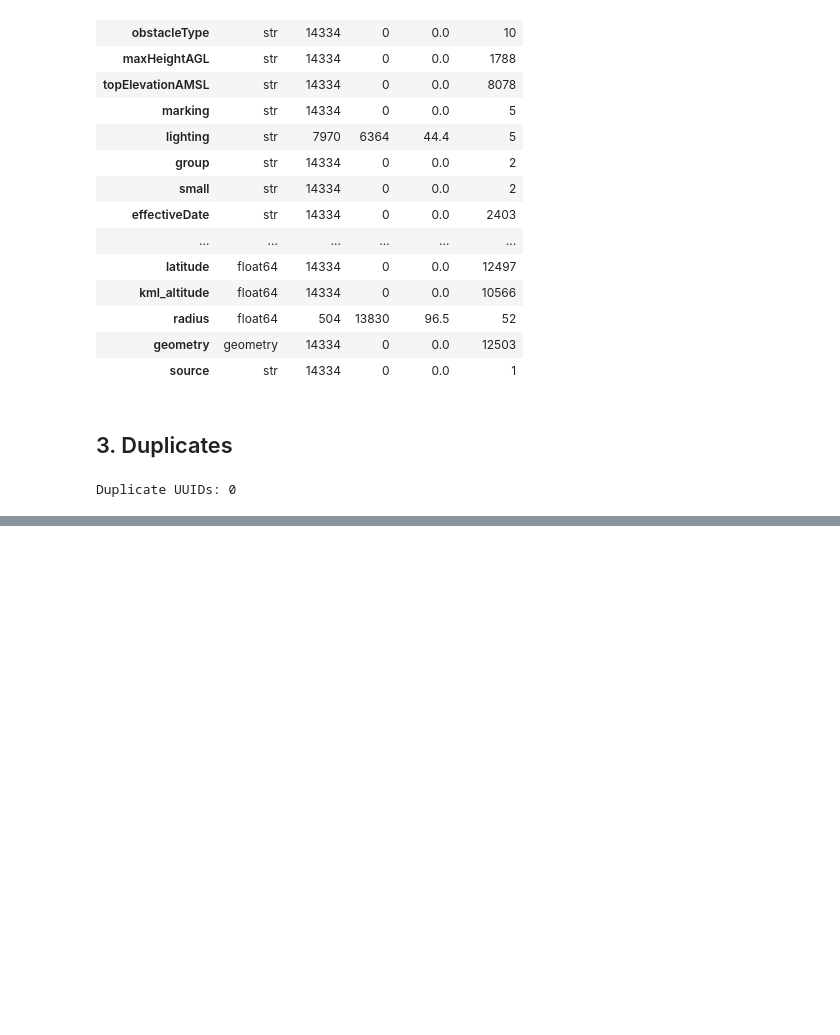
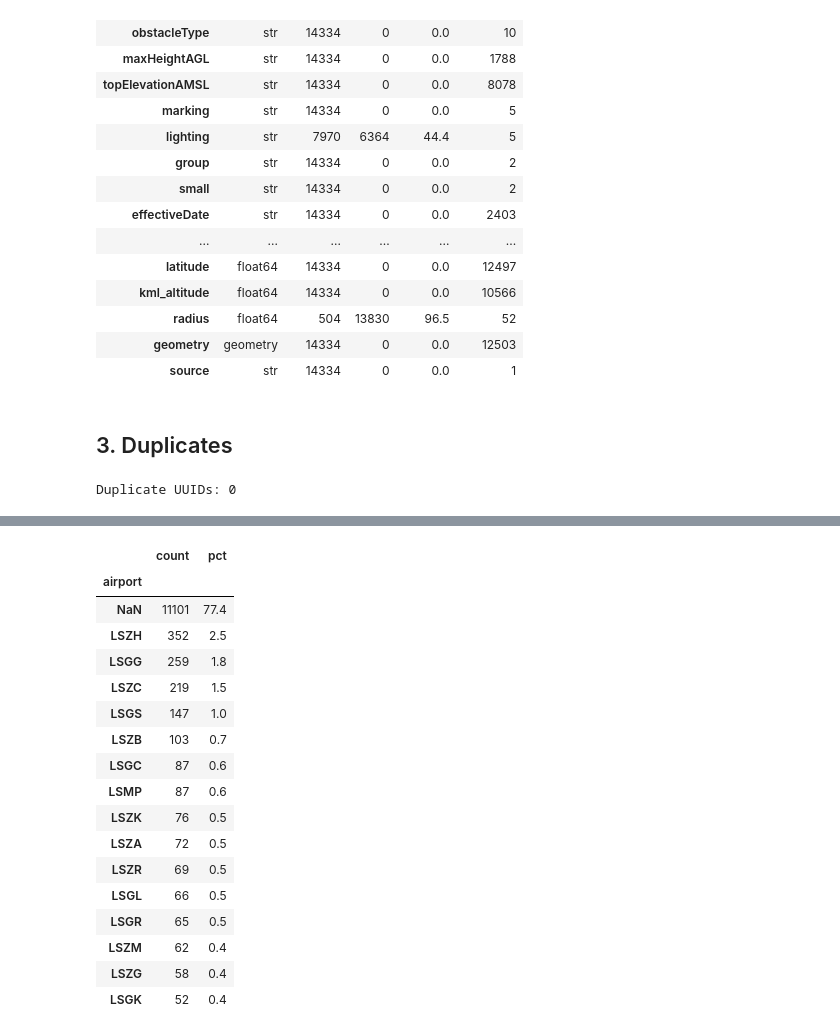
Before and after one commit to maybebool/swiss-airspace-obstacle-profiling, a Jupyter notebook: notebooks/Data_Ingestion_and_Quality_Assessment.ipynb, the cells around one changed output, grey strips where cells are left out. Cells and saved outputs as stored; diff of their text form; code cells hidden in the pictures; blank space fills up the shorter version.

```diff
--- a/notebooks/Data_Ingestion_and_Quality_Assessment.ipynb
+++ b/notebooks/Data_Ingestion_and_Quality_Assessment.ipynb
@@ -74,0 +156,25 @@ Duplicate UUIDs: 0
+# %%
+airport_counts = gdf['airport'].value_counts(dropna=False).head(16)
+airport_counts.name = 'count'
+airport_df = airport_counts.to_frame()
+airport_df['pct'] = (airport_df['count'] / len(gdf) * 100).round(1)
+airport_df
+# %% [output]
+|  | count | pct |
+| airport |  |  |
+| NaN | 11101 | 77.4 |
+| LSZH | 352 | 2.5 |
+| LSGG | 259 | 1.8 |
+| LSZC | 219 | 1.5 |
+| LSGS | 147 | 1.0 |
+| LSZB | 103 | 0.7 |
+| LSGC | 87 | 0.6 |
+| LSMP | 87 | 0.6 |
+| LSZK | 76 | 0.5 |
+| LSZA | 72 | 0.5 |
+| LSZR | 69 | 0.5 |
+| LSGL | 66 | 0.5 |
+| LSGR | 65 | 0.5 |
+| LSZM | 62 | 0.4 |
+| LSZG | 58 | 0.4 |
+| LSGK | 52 | 0.4 |
```
Also changed, not shown: parts of 9 cells of this notebook.
